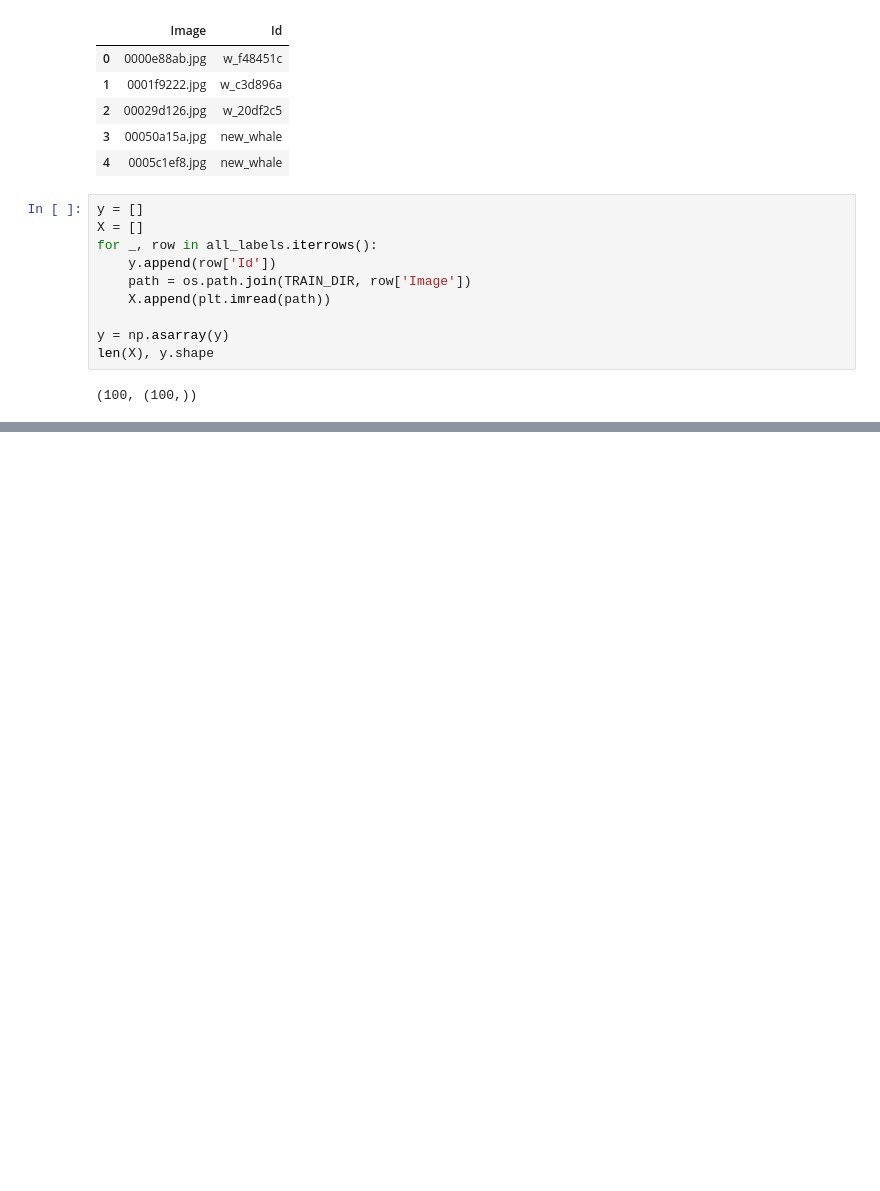
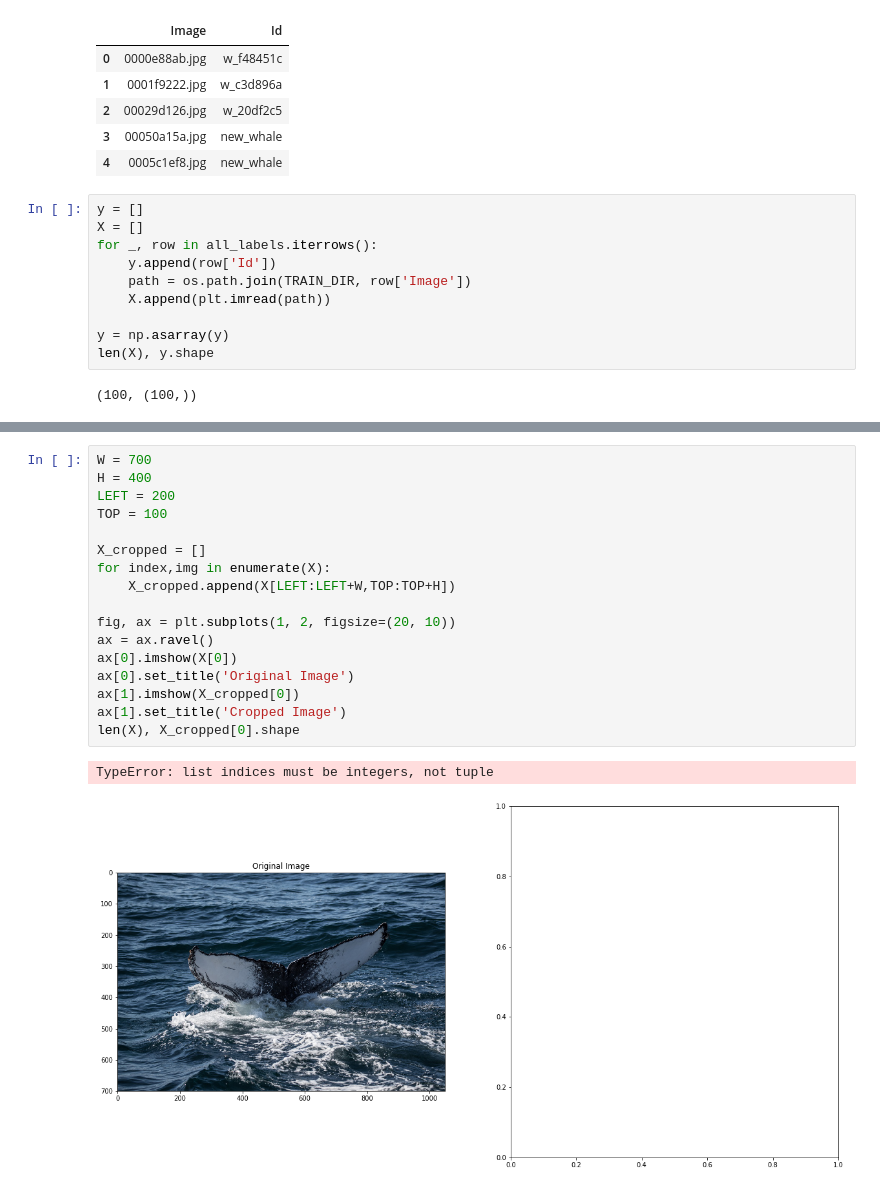
Before and after one commit to AMaini503/Kaggle-Humpback-Whale, a Jupyter notebook: V1.ipynb, the cells around one changed output, grey strips where cells are left out. Drawn from its saved outputs; the diff is of its cells as text; blank space fills up the shorter version.

```diff
--- a/V1.ipynb
+++ b/V1.ipynb
@@ -37,0 +60,20 @@ len(X), y.shape
+# %%
+W = 700
+H = 400
+LEFT = 200
+TOP = 100
+
+X_cropped = []
+for index,img in enumerate(X):
+    X_cropped.append(X[LEFT:LEFT+W,TOP:TOP+H])
+
+fig, ax = plt.subplots(1, 2, figsize=(20, 10))
+ax = ax.ravel()
+ax[0].imshow(X[0])
+ax[0].set_title('Original Image')
+ax[1].imshow(X_cropped[0])
+ax[1].set_title('Cropped Image')
+len(X), X_cropped[0].shape
+# %% [output]
+TypeError: list indices must be integers, not tuple
+[figure, added]
```
Also changed, not shown: parts of 3 cells of this notebook.
